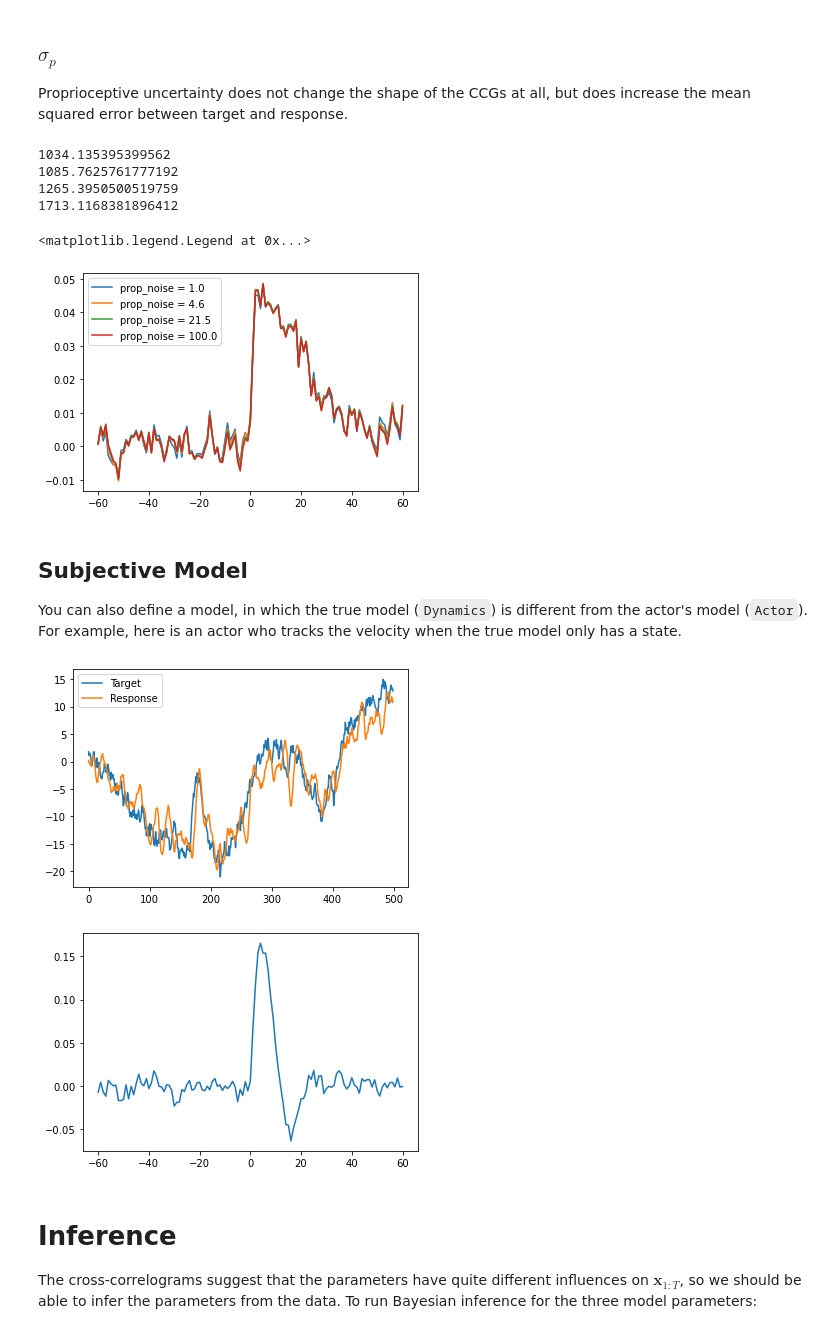
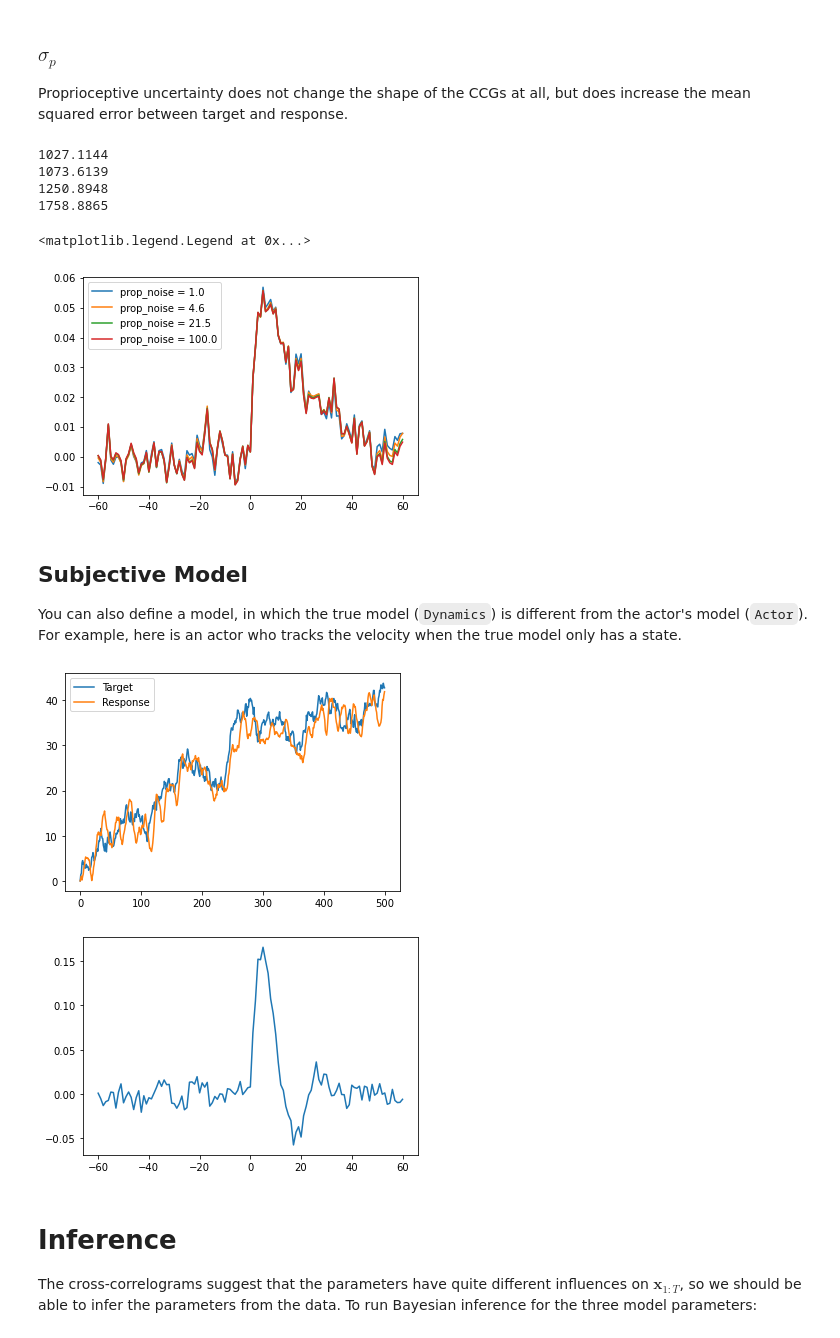
Before and after one commit to RothkopfLab/lqg, a Jupyter notebook: notebooks/01-HowTo.ipynb, the cells around one changed output. Cells and saved outputs as stored; diff of their text form; code cells hidden in the pictures.

```diff
--- a/notebooks/01-HowTo.ipynb
+++ b/notebooks/01-HowTo.ipynb
@@ -179,7 +180,7 @@ Proprioceptive uncertainty does not change the shape of the CCGs at all, but doe
 prop_noises = np.logspace(0, 2, 4, base=10)
 for prop_noise in prop_noises:
     model = BoundedActor(c=.1, motor_noise=0.5, sigma=20., prop_noise=prop_noise)
-    x = model.simulate(n=100, T=500, seed=0)
+    x = model.simulate(random.PRNGKey(0), n=100, T=500)
 
     lags, corrs = xcorr(np.diff(x[..., 1], axis=0).T, np.diff(x[..., 0], axis=0).T)
 
@@ -188,12 +189,12 @@ for prop_noise in prop_noises:
     plt.plot(lags, corrs.mean(axis=0), label=f"prop_noise = {prop_noise:.1f}")
 plt.legend()
 # %% [output]
-1034.135395399562
-1085.7625761777192
-1265.3950500519759
-1713.1168381896412
+1027.1144
+1073.6139
+1250.8948
+1758.8865
 <matplotlib.legend.Legend at 0x...>
-[figure, old version]
+[figure, new version]
 # %% [markdown]
 ## Subjective Model
 You can also define a model, in which the true model (`Dynamics`) is different from the actor's model (`Actor`). For example, here is an actor who tracks the velocity when the true model only has a state.
@@ -214,37 +215,37 @@ Q = np.array([[1., -1.], [-1., 1.]])
 R = np.array([[1.]])
 
 # setup the dynamics model
-dynamics = Dynamics(A, B, C, V)
+dynamics = Dynamics(A, B, C, V, W)
 
 # setup the subjective matrices of the actor
 A = linalg.block_diag(*[np.array([[1., 1 / 60.], [0., 1.]]), np.array([[1., 1 / 60.], [0., 1.]])])
 B = np.array([[0.], [0.], [0.], [1. / 6.]])
 
 C = np.array([[1., 0., -1., 0.]])
 
 V = np.diag(np.array([0.1, 3., 0.5, 0.]))
 
 Q = np.array([[1., 0., -1., 0.], [0., 0., 0., 0.], [-1., 0., 1., 0.], [0., 0., 0., 0.]])
 R = np.array([[1.]])
 
 # put the two together
 actor = Actor(A, B, C, V, W, Q, R)
 model = System(actor=actor, dynamics=dynamics)
 
-x = model.simulate(n=20, T=500, seed=0)
+x = model.simulate(random.PRNGKey(0), n=20, T=500)
 
 plt.plot(x[:,0,0], label="Target")
 plt.plot(x[:,0,1], label="Response")
 plt.legend()
 plt.show()
 
 lags, corrs = xcorr(np.diff(x[..., 1], axis=0).T, np.diff(x[..., 0], axis=0).T)
 
 plt.plot(lags, corrs.mean(axis=0))
 plt.show()
 # %% [output]
-[figure, old version]
+[figure, new version]
-[figure, old version]
+[figure, new version]
 # %% [markdown]
 # Inference
 
```
Also changed, not shown: parts of 8 cells of this notebook.
